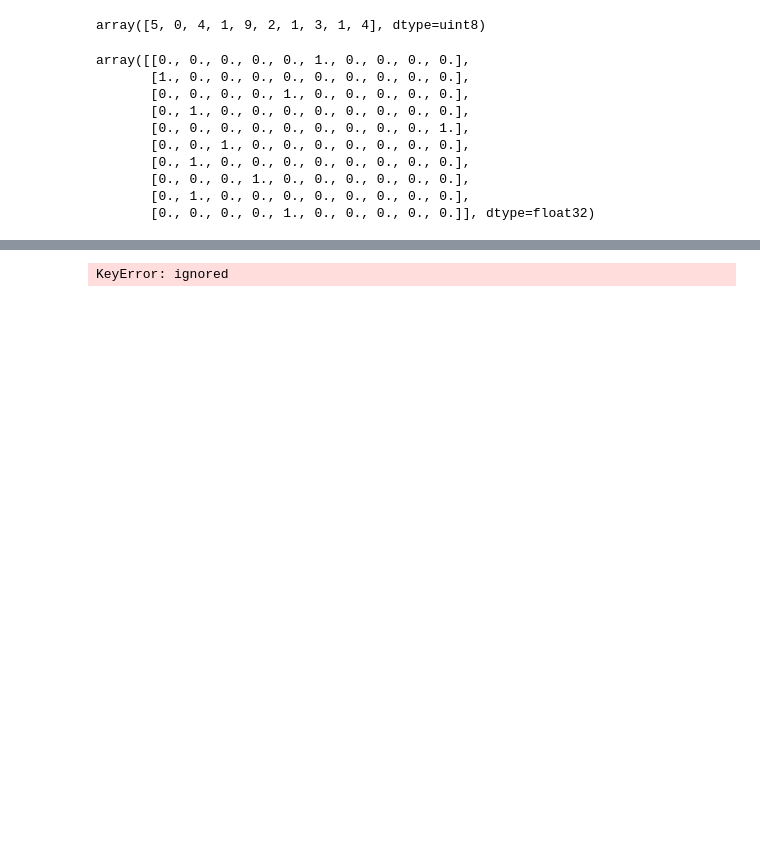
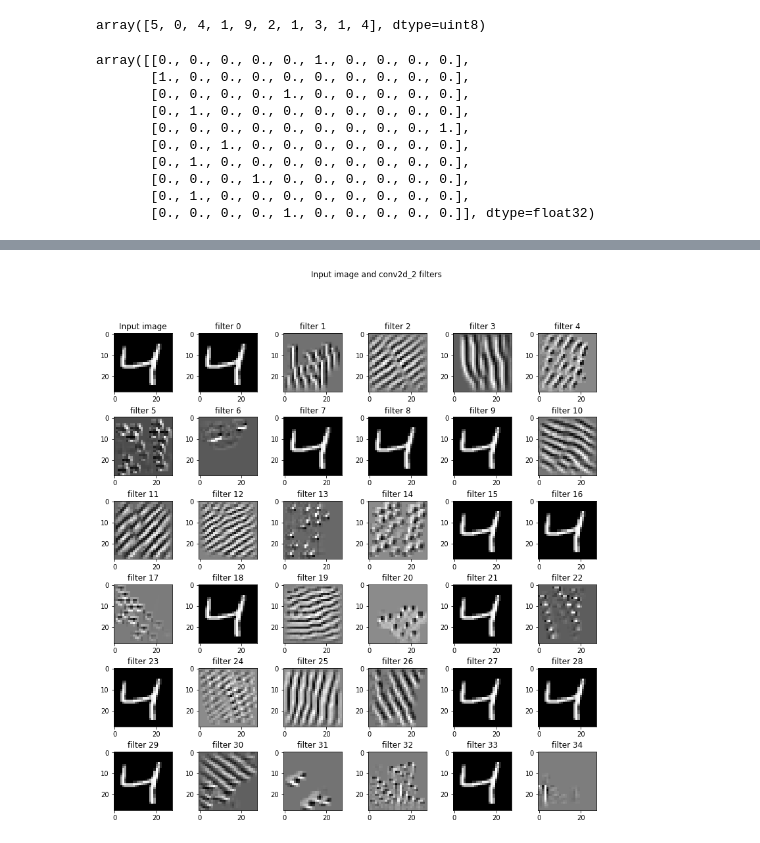
Before and after one commit to jaimishra9/eip4, a Jupyter notebook: 1st_DNN_jmishra.ipynb, the cells around one changed output, grey strips where cells are left out. Saved outputs shown, nothing was run; the diff lists cells and outputs as text; code cells hidden in the pictures; blank space fills up the shorter version.

```diff
--- a/1st_DNN_jmishra.ipynb
+++ b/1st_DNN_jmishra.ipynb
@@ -173,7 +198,7 @@ def deprocess_image(x):
     return x
 
 def vis_img_in_filter(img = np.array(X_train[2]).reshape((1, 28, 28, 1)).astype(np.float64),
-                      layer_name = 'conv2d_14'):
+                      layer_name = 'conv2d_2'):
     layer_output = layer_dict[layer_name].output
     img_ascs = list()
     for filter_index in range(layer_output.shape[3]):
@@ -196,31 +221,31 @@ def vis_img_in_filter(img = np.array(X_train[2]).reshape((1, 28, 28, 1)).astype(
         img_asc = np.array(img)
         # run gradient ascent for 20 steps
         for i in range(20):
             loss_value, grads_value = iterate([img_asc])
             img_asc += grads_value * step
 
         img_asc = img_asc[0]
         img_ascs.append(deprocess_image(img_asc).reshape((28, 28)))
 
     if layer_output.shape[3] >= 35:
         plot_x, plot_y = 6, 6
     elif layer_output.shape[3] >= 23:
         plot_x, plot_y = 4, 6
     elif layer_output.shape[3] >= 11:
         plot_x, plot_y = 2, 6
     else:
         plot_x, plot_y = 1, 2
     fig, ax = plt.subplots(plot_x, plot_y, figsize = (12, 12))
     ax[0, 0].imshow(img.reshape((28, 28)), cmap = 'gray')
     ax[0, 0].set_title('Input image')
     fig.suptitle('Input image and %s filters' % (layer_name,))
     fig.tight_layout(pad = 0.3, rect = [0, 0, 0.9, 0.9])
     for (x, y) in [(i, j) for i in range(plot_x) for j in range(plot_y)]:
         if x == 0 and y == 0:
             continue
         ax[x, y].imshow(img_ascs[x * plot_y + y - 1], cmap = 'gray')
         ax[x, y].set_title('filter %d' % (x * plot_y + y - 1))
 
 vis_img_in_filter()
 # %% [output]
-KeyError: ignored
+[figure, added]
```
Also changed, not shown: parts of 8 cells of this notebook.
